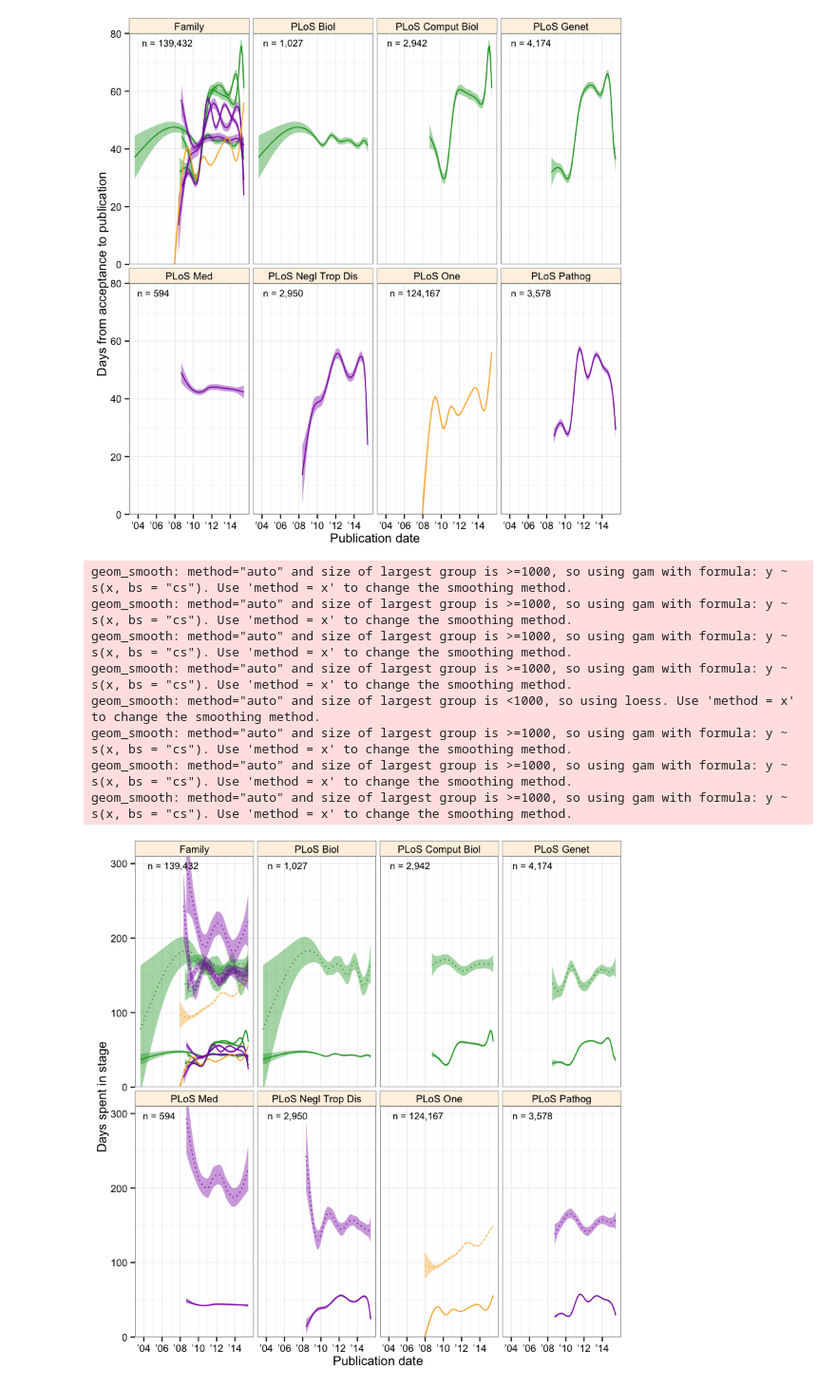
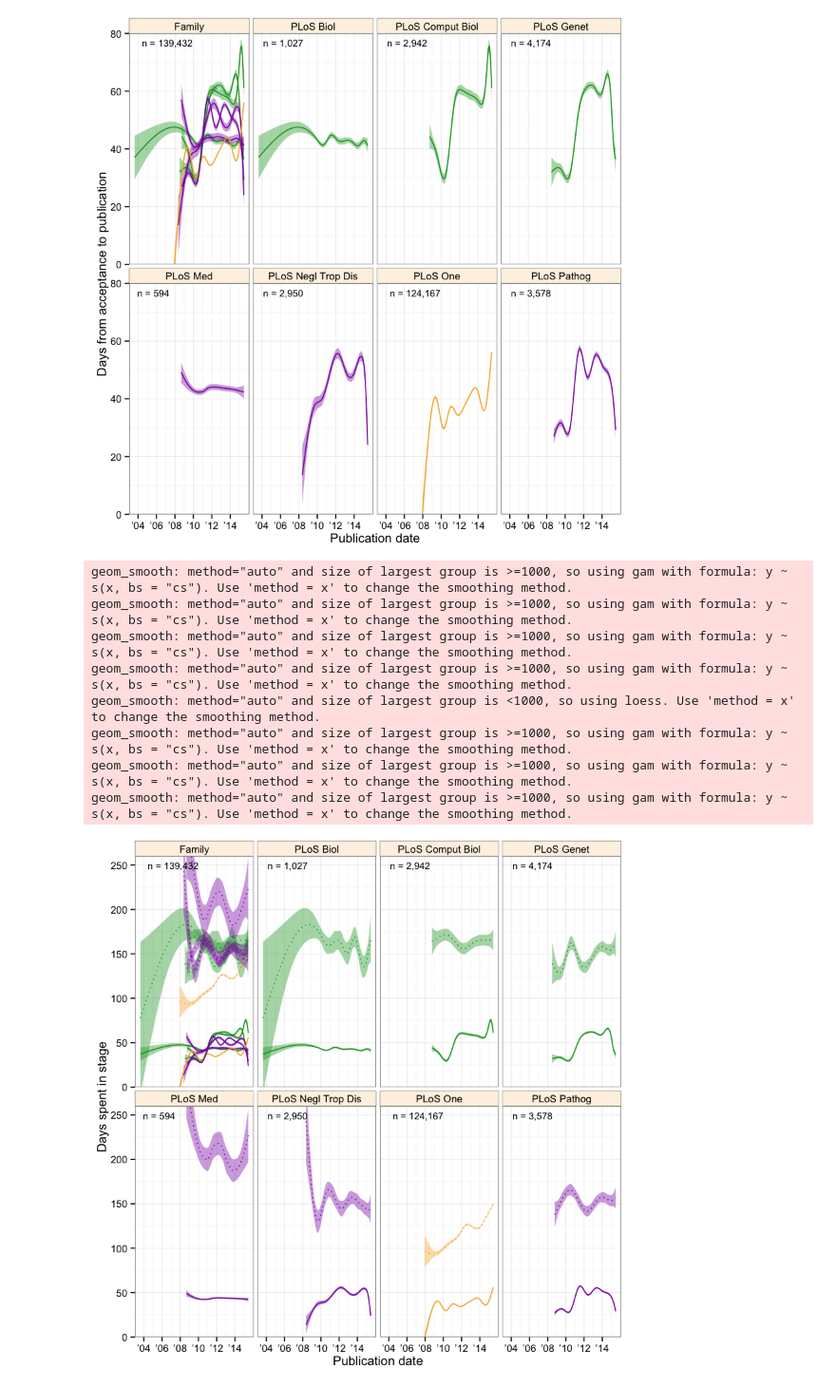
Before and after one commit to dhimmel/plostime, a Jupyter notebook: pubmed-visualize.ipynb, the cells around one changed output. Shown: that part at 95% size. Saved outputs shown, nothing was run; the diff lists cells and outputs as text; code cells hidden in the pictures.

Commit message:
Renaming, commenting, final touches for all notebooks, figures, and datasets

```diff
--- a/pubmed-visualize.ipynb
+++ b/pubmed-visualize.ipynb
@@ -23,7 +23,7 @@ col_types = list(
 )
 
 # read in tsv of pubmed records for PLOS articles
-pubmed_df = readr::read_tsv('data/pubmed.tsv.gz', col_types = col_types) %>%
+pubmed_df = readr::read_tsv('data/pubmed-plos.tsv.gz', col_types = col_types) %>%
   dplyr::filter(! is.na(date_received)) %>%
   dplyr::filter(! is.na(date_accepted)) %>%
   dplyr::filter(! is.na(date_epublish)) %>%
@@ -95,35 +95,36 @@ geom_smooth: method="auto" and size of largest group is >=1000, so using gam wit
 geom_smooth: method="auto" and size of largest group is >=1000, so using gam with formula: y ~ s(x, bs = "cs"). Use 'method = x' to change the smoothing method.
 [figure]
 # %%
+# plot publication and acceptance delays versus year
 gg_stage = pubmed_df %>%
   dplyr::mutate(panel=journal_abbrev) %>%
   dplyr::bind_rows(pubmed_df %>% dplyr::mutate(panel='Family')) %>%
   tidyr::gather(stage, days, publication_days:acceptance_days) %>%
   ggplot2::ggplot(ggplot2::aes(x = year_epublish, y = days)) +
   ggplot2::theme_bw() +
   ggplot2::facet_wrap(~ panel, ncol=4) +
   ggplot2::geom_smooth(aes(col=journal_abbrev, fill=journal_abbrev, linetype=stage)) +
   ggplot2::scale_color_manual(values=journal_cols, guide=F) +
   ggplot2::scale_fill_manual(values=journal_cols, guide=F) +
   ggplot2::scale_linetype_manual(values=c('solid', 'dotted'), guide=F) +
   ggplot2::geom_text(aes(label=label), data=count_df, hjust=-0.25, vjust=1.9, parse=F, size=3.2) +
   ggplot2::xlab('Publication date') +
   ggplot2::ylab('Days spent in stage') +
   ggplot2::scale_x_continuous(breaks=seq(2004, 2014, 2), labels=c('’04', '’06', '’08', '’10', '’12', '’14')) +
-  ggplot2::coord_cartesian(ylim=c(0, 310)) +
+  ggplot2::coord_cartesian(ylim=c(0, 260)) +
   ggplot2::theme(strip.background=ggplot2::element_rect(fill='#fef2e2')) +
   ggplot2::theme(plot.margin=grid::unit(c(2, 2, 2, 2), 'points'))
 
 gg_stage
 # %% [output]
 geom_smooth: method="auto" and size of largest group is >=1000, so using gam with formula: y ~ s(x, bs = "cs"). Use 'method = x' to change the smoothing method.
 geom_smooth: method="auto" and size of largest group is >=1000, so using gam with formula: y ~ s(x, bs = "cs"). Use 'method = x' to change the smoothing method.
 geom_smooth: method="auto" and size of largest group is >=1000, so using gam with formula: y ~ s(x, bs = "cs"). Use 'method = x' to change the smoothing method.
 geom_smooth: method="auto" and size of largest group is >=1000, so using gam with formula: y ~ s(x, bs = "cs"). Use 'method = x' to change the smoothing method.
 geom_smooth: method="auto" and size of largest group is <1000, so using loess. Use 'method = x' to change the smoothing method.
 geom_smooth: method="auto" and size of largest group is >=1000, so using gam with formula: y ~ s(x, bs = "cs"). Use 'method = x' to change the smoothing method.
 geom_smooth: method="auto" and size of largest group is >=1000, so using gam with formula: y ~ s(x, bs = "cs"). Use 'method = x' to change the smoothing method.
 geom_smooth: method="auto" and size of largest group is >=1000, so using gam with formula: y ~ s(x, bs = "cs"). Use 'method = x' to change the smoothing method.
-[figure, old version]
+[figure, new version]
 # %%
 # save the figure in several formats
```
Also changed, not shown: parts of 4 cells of this notebook, 23 other files.
